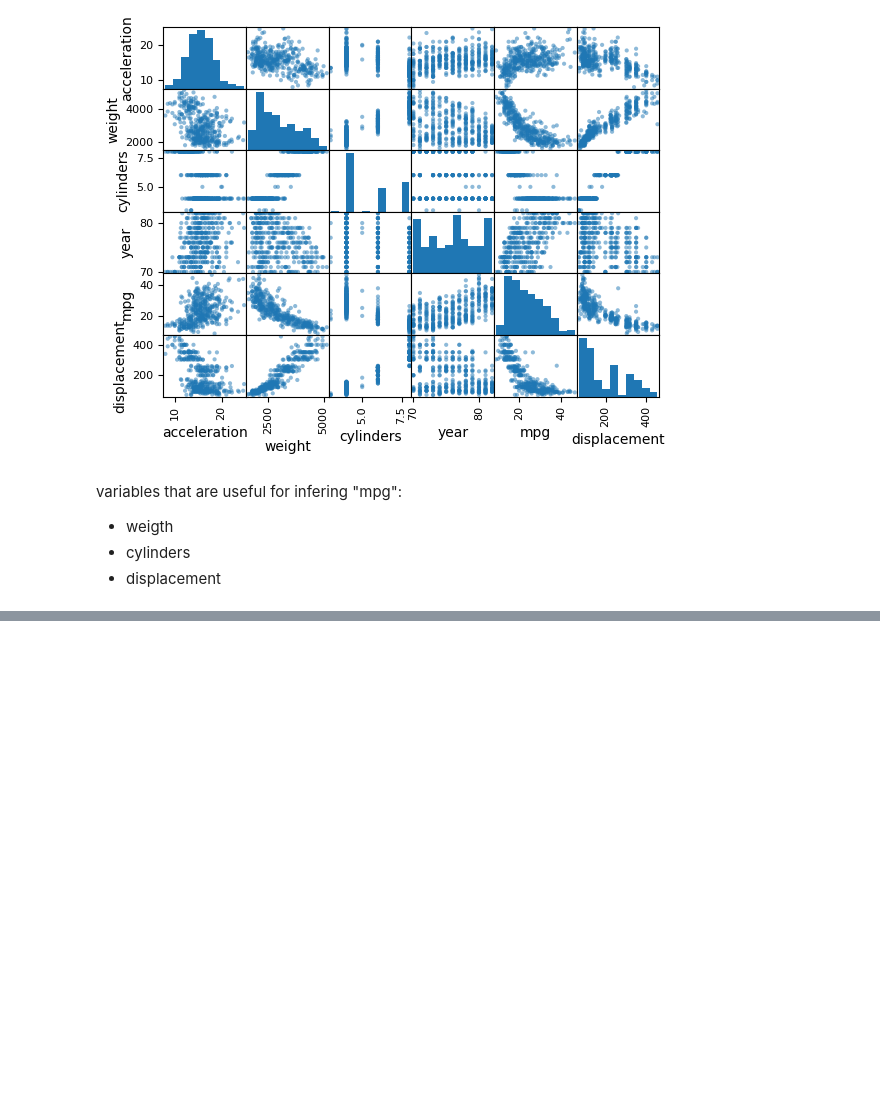
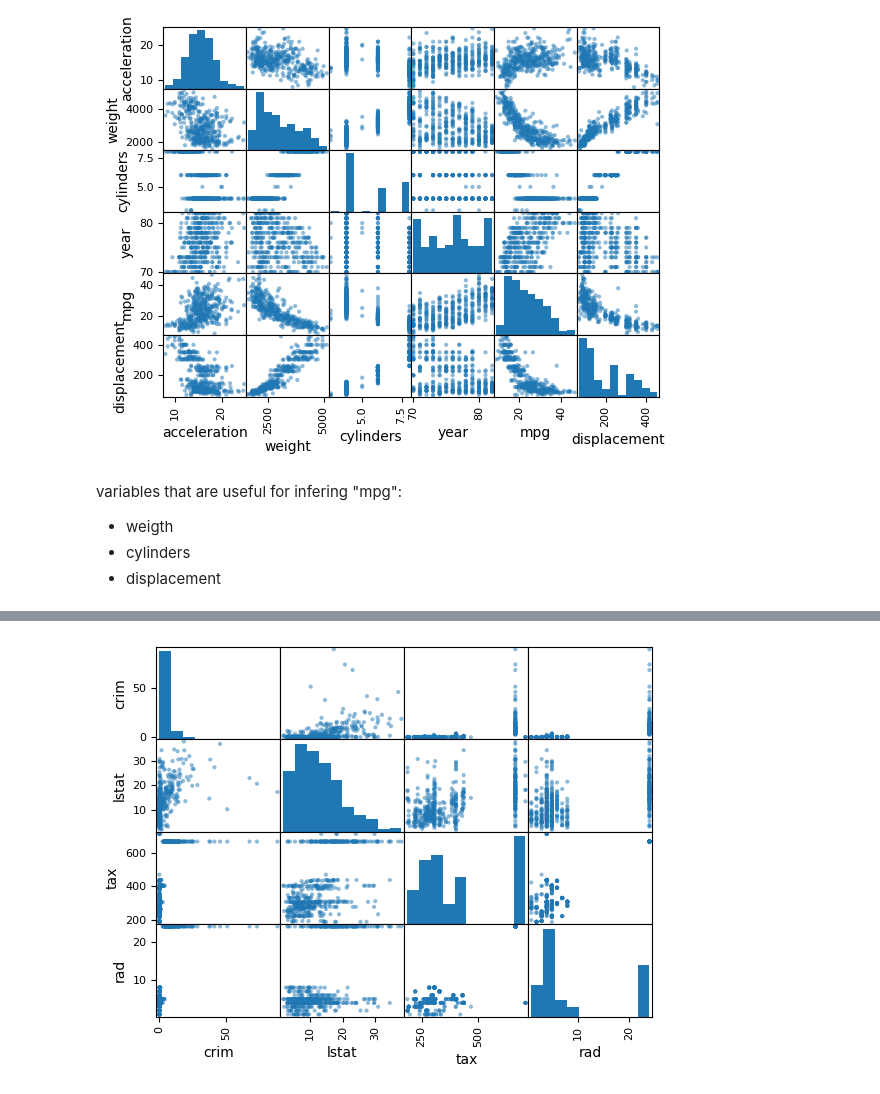
Before and after one commit to juanjofrelopez/islp, a Jupyter notebook: ch2_exercises.ipynb, the cells around one changed output, grey strips where cells are left out. Saved outputs shown, nothing was run; the diff lists cells and outputs as text; code cells hidden in the pictures; blank space fills up the shorter version.

```diff
--- a/ch2_exercises.ipynb
+++ b/ch2_exercises.ipynb
@@ -195,0 +214,3 @@ variables that are useful for infering "mpg":
+# %%
+boston = pd.read_csv("files/Boston.csv").drop(columns="Unnamed: 0")
+boston
@@ -195,0 +231,4 @@ variables that are useful for infering "mpg":
+# %%
+pd.plotting.scatter_matrix(boston[["crim","lstat","tax","rad"]]);
+# %% [output]
+[figure, added]
```
Also changed, not shown: parts of 12 cells of this notebook, 2 other files.
